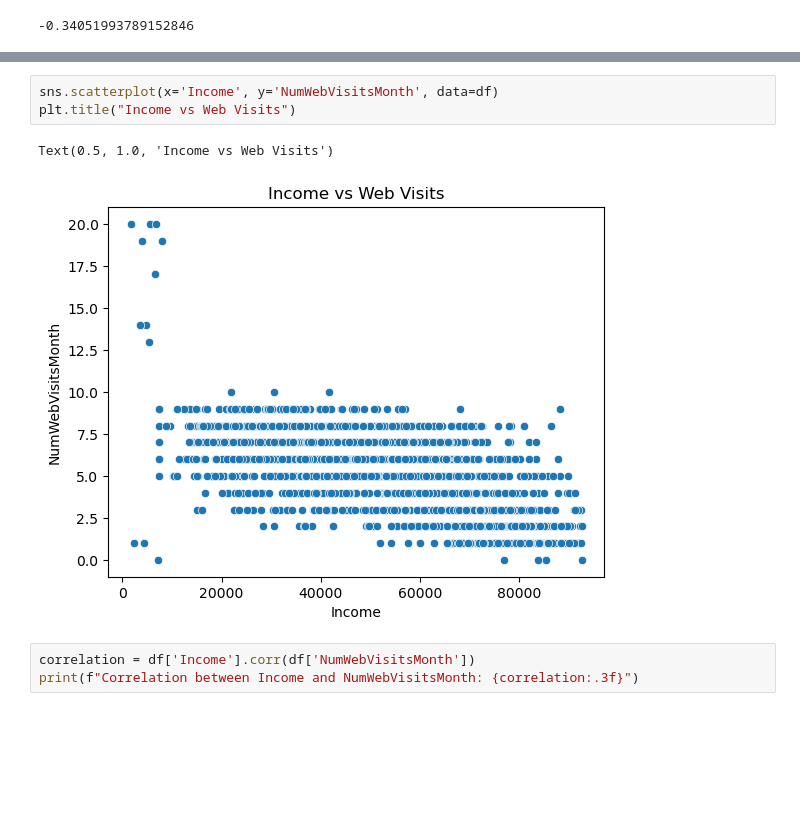
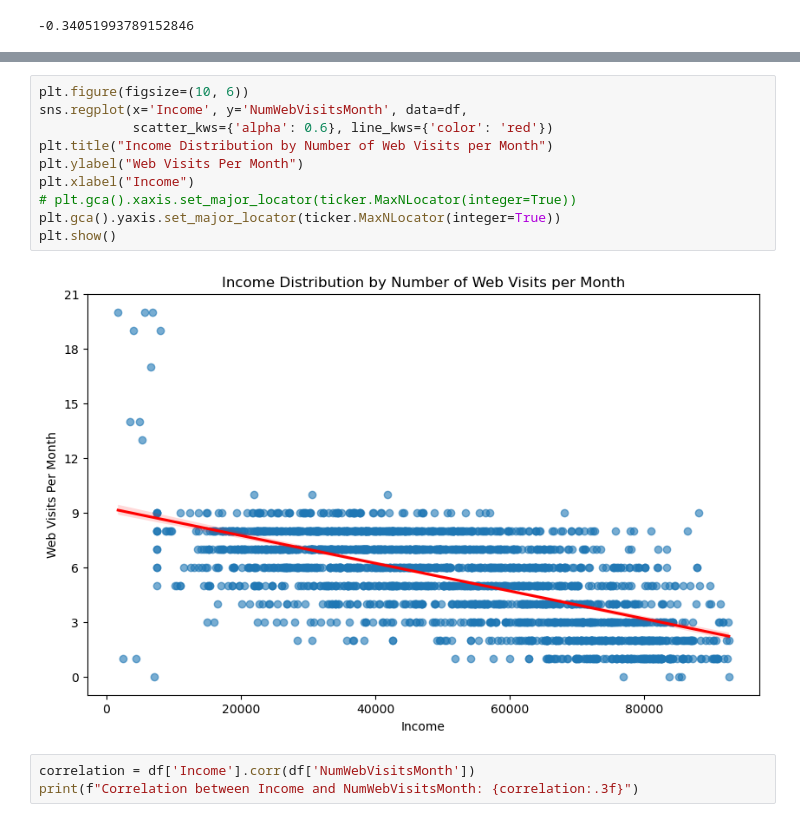
Before and after one commit to fincherc/marketing_project, a Jupyter notebook: food_da.ipynb, the cells around one changed output, grey strips where cells are left out. Drawn from its saved outputs; the diff is of its cells as text; blank space fills up the shorter version.

```diff
--- a/food_da.ipynb
+++ b/food_da.ipynb
@@ -207,9 +218,15 @@ plt.show()
-# %%
-sns.scatterplot(x='Income', y='NumWebVisitsMonth', data=df)
-plt.title("Income vs Web Visits")
-# %% [output]
-Text(0.5, 1.0, 'Income vs Web Visits')
-[figure, removed]
+# %%
+plt.figure(figsize=(10, 6))
+sns.regplot(x='Income', y='NumWebVisitsMonth', data=df,
+            scatter_kws={'alpha': 0.6}, line_kws={'color': 'red'})
+plt.title("Income Distribution by Number of Web Visits per Month")
+plt.ylabel("Web Visits Per Month")
+plt.xlabel("Income")
+# plt.gca().xaxis.set_major_locator(ticker.MaxNLocator(integer=True))
+plt.gca().yaxis.set_major_locator(ticker.MaxNLocator(integer=True))
+plt.show()
+# %% [output]
+[figure, added]
 # %%
 correlation = df['Income'].corr(df['NumWebVisitsMonth'])
 print(f"Correlation between Income and NumWebVisitsMonth: {correlation:.3f}")
```
Also changed, not shown: parts of 3 cells of this notebook.
